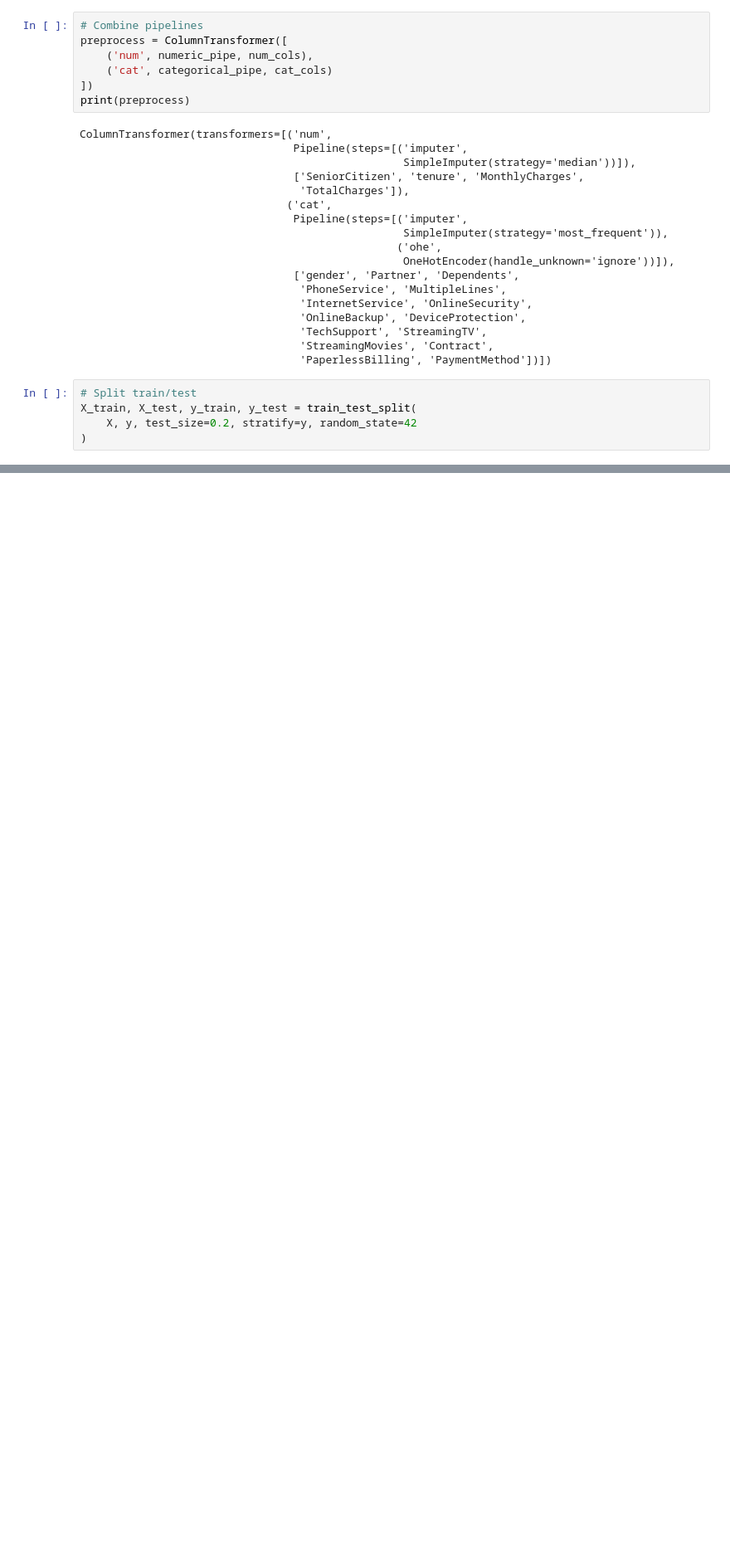
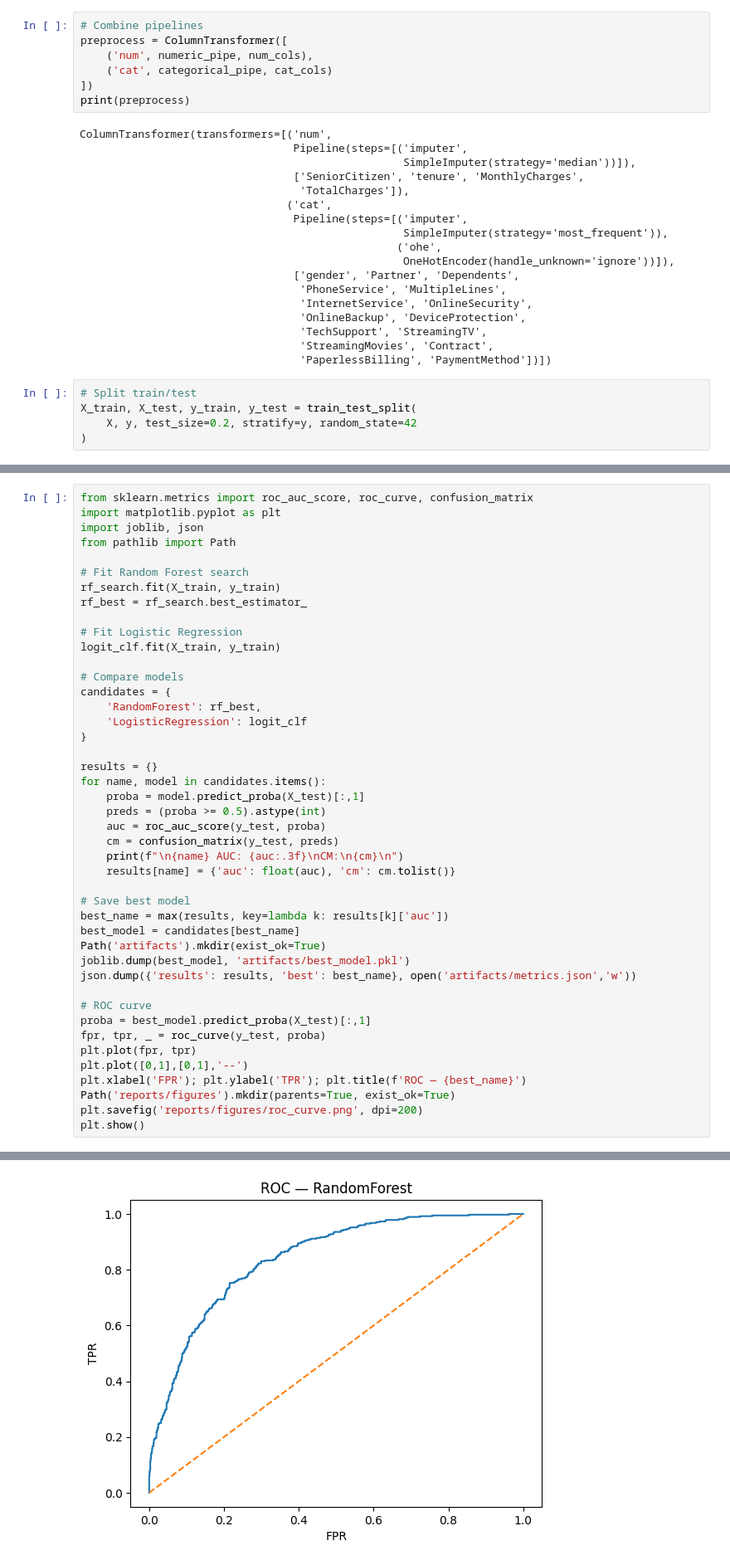
Before and after one commit to jishnuvujichu11-hash/churn_prediction, a Jupyter notebook: notebooks/preprocessing.ipynb, the cells around one changed output, grey strips where cells are left out. Shown at 83% size. Cells and saved outputs as stored; diff of their text form; blank space fills up the shorter version.

Commit message:
updated preprocessing and modeling

```diff
--- a/notebooks/preprocessing.ipynb
+++ b/notebooks/preprocessing.ipynb
@@ -150,0 +206,45 @@ X_train, X_test, y_train, y_test = train_test_split(
+# %%
+from sklearn.metrics import roc_auc_score, roc_curve, confusion_matrix
+import matplotlib.pyplot as plt
+import joblib, json
+from pathlib import Path
+
+# Fit Random Forest search
+rf_search.fit(X_train, y_train)
+rf_best = rf_search.best_estimator_
+
+# Fit Logistic Regression
+logit_clf.fit(X_train, y_train)
+
+# Compare models
+candidates = {
+    'RandomForest': rf_best,
+    'LogisticRegression': logit_clf
+}
+
+results = {}
+for name, model in candidates.items():
+    proba = model.predict_proba(X_test)[:,1]
+    preds = (proba >= 0.5).astype(int)
+    auc = roc_auc_score(y_test, proba)
+    cm = confusion_matrix(y_test, preds)
+    print(f"\n{name} AUC: {auc:.3f}\nCM:\n{cm}\n")
+    results[name] = {'auc': float(auc), 'cm': cm.tolist()}
+
+# Save best model
+best_name = max(results, key=lambda k: results[k]['auc'])
+best_model = candidates[best_name]
+Path('artifacts').mkdir(exist_ok=True)
+joblib.dump(best_model, 'artifacts/best_model.pkl')
+json.dump({'results': results, 'best': best_name}, open('artifacts/metrics.json','w'))
+
+# ROC curve
+proba = best_model.predict_proba(X_test)[:,1]
+fpr, tpr, _ = roc_curve(y_test, proba)
+plt.plot(fpr, tpr)
+plt.plot([0,1],[0,1],'--')
+plt.xlabel('FPR'); plt.ylabel('TPR'); plt.title(f'ROC — {best_name}')
+Path('reports/figures').mkdir(parents=True, exist_ok=True)
+plt.savefig('reports/figures/roc_curve.png', dpi=200)
+plt.show()
+# %% [output]
@@ -150,0 +269 @@ X_train, X_test, y_train, y_test = train_test_split(
+[figure, added]
```
Also changed, not shown: parts of 13 cells of this notebook, 8 other files.
